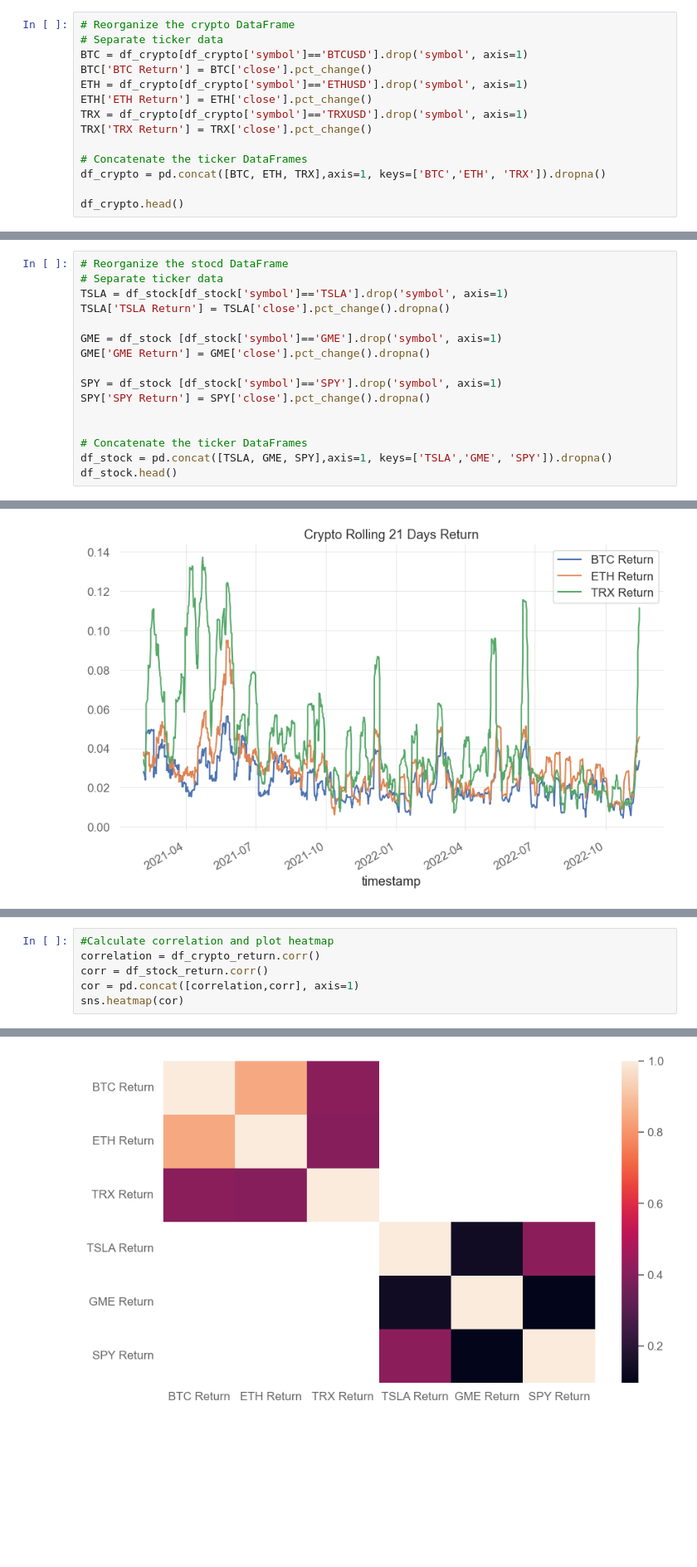
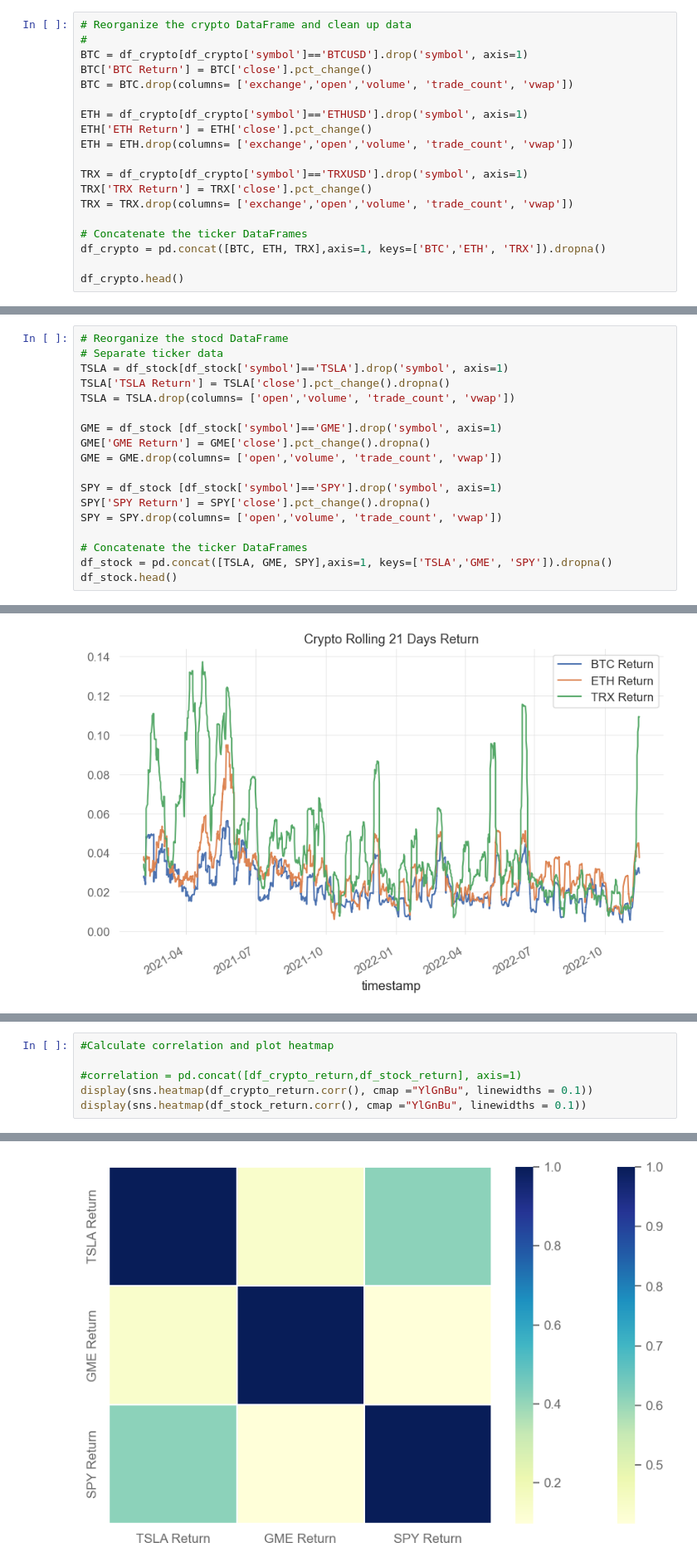
Before and after one commit to dannynday/group-project-1, a Jupyter notebook: DashingCryptoNotebook1.ipynb, the cells around one changed output, grey strips where cells are left out. Shown at 83% size. Cells and saved outputs as stored; diff of their text form; blank space fills up the shorter version.

```diff
--- a/DashingCryptoNotebook1.ipynb
+++ b/DashingCryptoNotebook1.ipynb
@@ -93,14 +78,19 @@ df_crypto = alpaca.get_crypto_bars(
     start = today
 ).df
 # %%
-# Reorganize the crypto DataFrame
-# Separate ticker data
+# Reorganize the crypto DataFrame and clean up data
+#
 BTC = df_crypto[df_crypto['symbol']=='BTCUSD'].drop('symbol', axis=1)
 BTC['BTC Return'] = BTC['close'].pct_change()
+BTC = BTC.drop(columns= ['exchange','open','volume', 'trade_count', 'vwap'])
+
 ETH = df_crypto[df_crypto['symbol']=='ETHUSD'].drop('symbol', axis=1)
 ETH['ETH Return'] = ETH['close'].pct_change()
+ETH = ETH.drop(columns= ['exchange','open','volume', 'trade_count', 'vwap'])
+
 TRX = df_crypto[df_crypto['symbol']=='TRXUSD'].drop('symbol', axis=1)
 TRX['TRX Return'] = TRX['close'].pct_change()
+TRX = TRX.drop(columns= ['exchange','open','volume', 'trade_count', 'vwap'])
 
 # Concatenate the ticker DataFrames
 df_crypto = pd.concat([BTC, ETH, TRX],axis=1, keys=['BTC','ETH', 'TRX']).dropna()
@@ -139,13 +128,15 @@ df_stock = alpaca.get_bars(
 # Separate ticker data
 TSLA = df_stock[df_stock['symbol']=='TSLA'].drop('symbol', axis=1)
 TSLA['TSLA Return'] = TSLA['close'].pct_change().dropna()
+TSLA = TSLA.drop(columns= ['open','volume', 'trade_count', 'vwap'])
 
 GME = df_stock [df_stock['symbol']=='GME'].drop('symbol', axis=1)
 GME['GME Return'] = GME['close'].pct_change().dropna()
+GME = GME.drop(columns= ['open','volume', 'trade_count', 'vwap'])
 
 SPY = df_stock [df_stock['symbol']=='SPY'].drop('symbol', axis=1)
 SPY['SPY Return'] = SPY['close'].pct_change().dropna()
-
+SPY = SPY.drop(columns= ['open','volume', 'trade_count', 'vwap'])
 
 # Concatenate the ticker DataFrames
 df_stock = pd.concat([TSLA, GME, SPY],axis=1, keys=['TSLA','GME', 'SPY']).dropna()
@@ -292,9 +301,9 @@ rolling_21 = df_stock_return.rolling(window=21).std().plot(title = "Stock Rollin
 [figure]
 # %%
 #Calculate correlation and plot heatmap
-correlation = df_crypto_return.corr()
-corr = df_stock_return.corr()
-cor = pd.concat([correlation,corr], axis=1)
-sns.heatmap(cor)
+
+#correlation = pd.concat([df_crypto_return,df_stock_return], axis=1)
+display(sns.heatmap(df_crypto_return.corr(), cmap ="YlGnBu", linewidths = 0.1))
+display(sns.heatmap(df_stock_return.corr(), cmap ="YlGnBu", linewidths = 0.1))
 # %% [output]
 <AxesSubplot:>
@@ -301,4 +311,4 @@ sns.heatmap(cor)
-[figure, old version]
+[figure, new version]
 # %%
 #Calculate GME Rolling Covariance vs SP500
 covariance = df_stock_return['GME Return'].cov(df_stock_return['SPY Return'])
```
Also changed, not shown: parts of 11 cells of this notebook, 3 other files.
